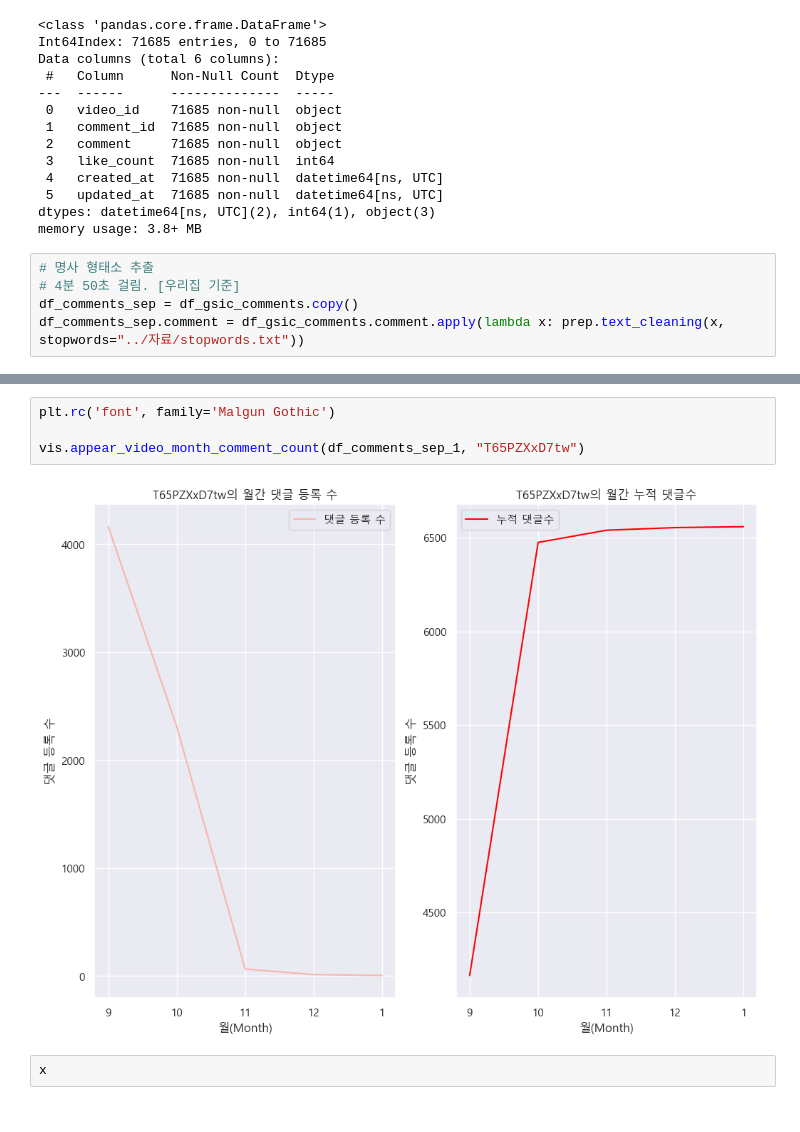
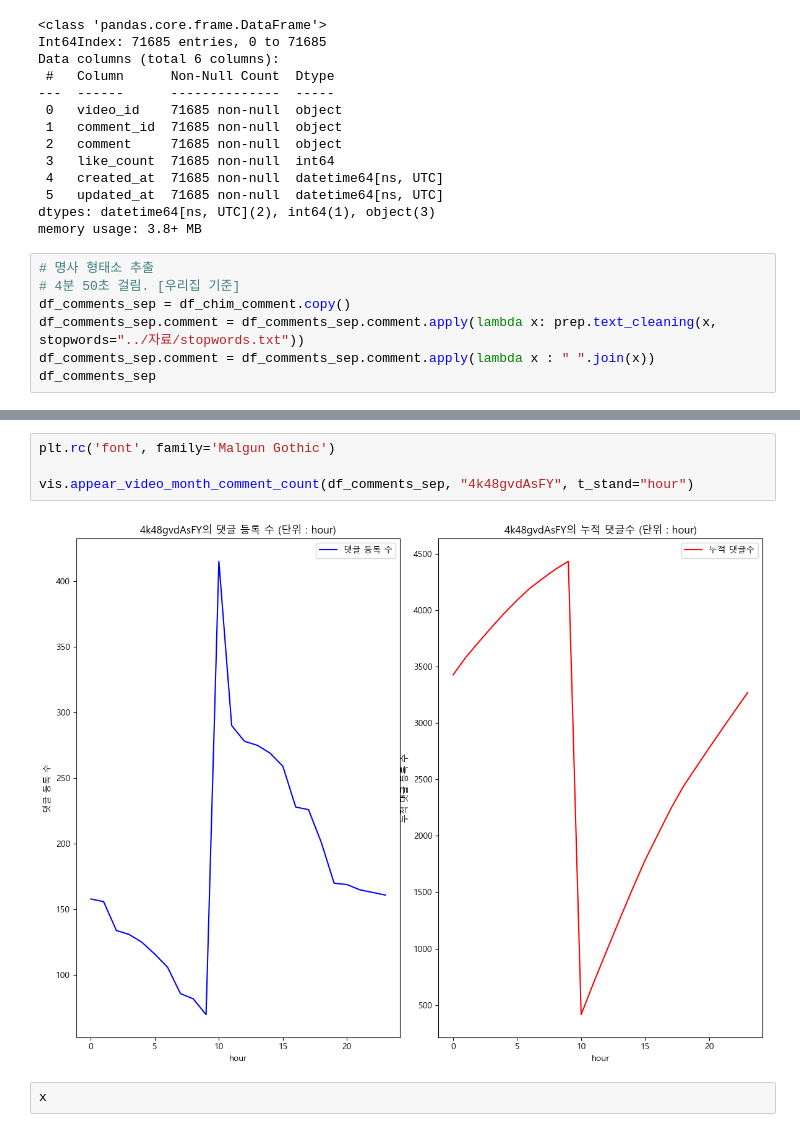
Before and after one commit to kimhyunso/coper-project, a Jupyter notebook: practice_analysis_dowon.ipynb, the cells around one changed output, grey strips where cells are left out. Cells and saved outputs as stored; diff of their text form.

```diff
--- a/practice_analysis_dowon.ipynb
+++ b/practice_analysis_dowon.ipynb
@@ -1035,5 +1032,7 @@ memory usage: 3.8+ MB
 # %%
 # 명사 형태소 추출
 # 4분 50초 걸림. [우리집 기준]
-df_comments_sep = df_gsic_comments.copy()
-df_comments_sep.comment = df_gsic_comments.comment.apply(lambda x: prep.text_cleaning(x, stopwords="../자료/stopwords.txt"))
+df_comments_sep = df_chim_comment.copy()
+df_comments_sep.comment = df_comments_sep.comment.apply(lambda x: prep.text_cleaning(x, stopwords="../자료/stopwords.txt"))
+df_comments_sep.comment = df_comments_sep.comment.apply(lambda x : " ".join(x))
+df_comments_sep
@@ -1069,9 +1069,9 @@ df_T65PZXxD7tw.head()
 # %%
 plt.rc('font', family='Malgun Gothic')
 
-vis.appear_video_month_comment_count(df_comments_sep_1, "T65PZXxD7tw")
+vis.appear_video_month_comment_count(df_comments_sep, "4k48gvdAsFY", t_stand="hour")
 # %% [output]
-[figure, old version]
+[figure, new version]
 # %%
 x
 # %% [output]
```
Also changed, not shown: parts of 7 cells of this notebook, 4 other files.
